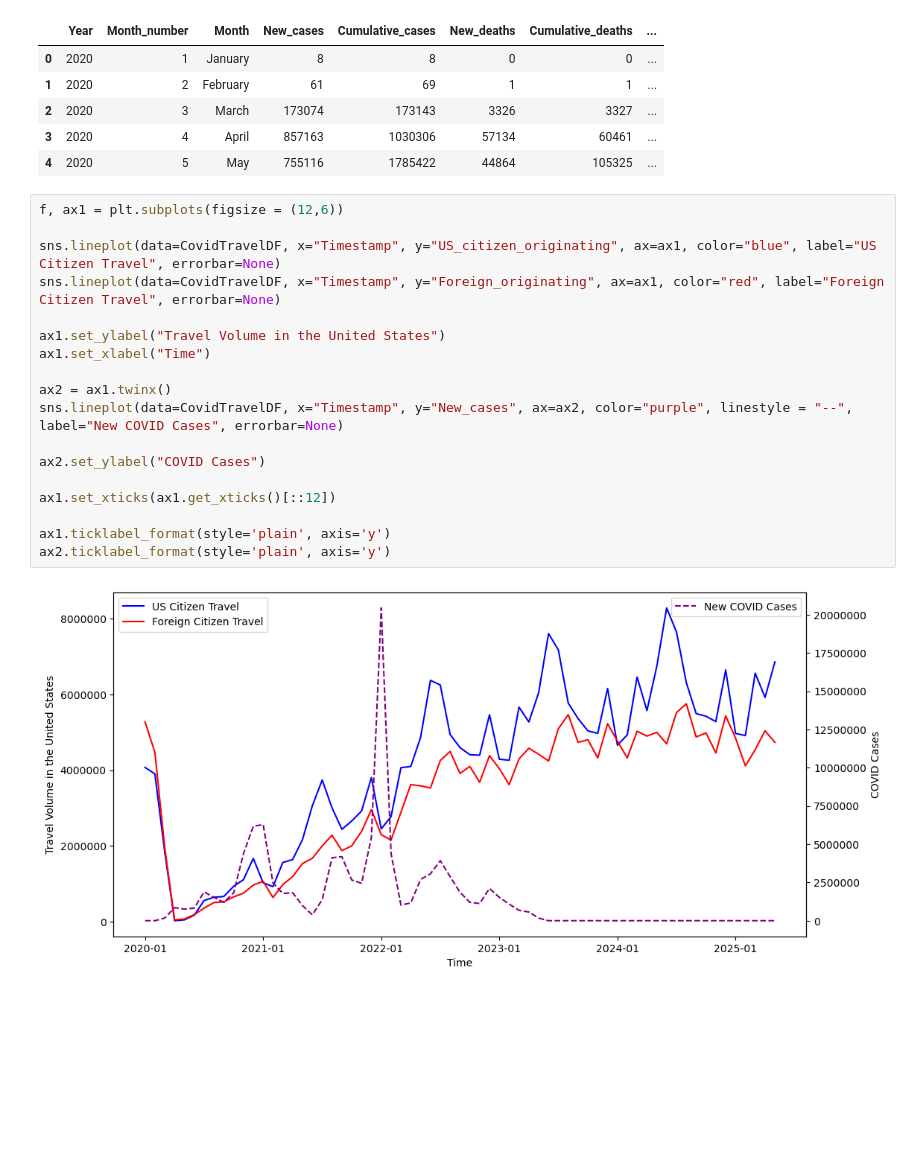
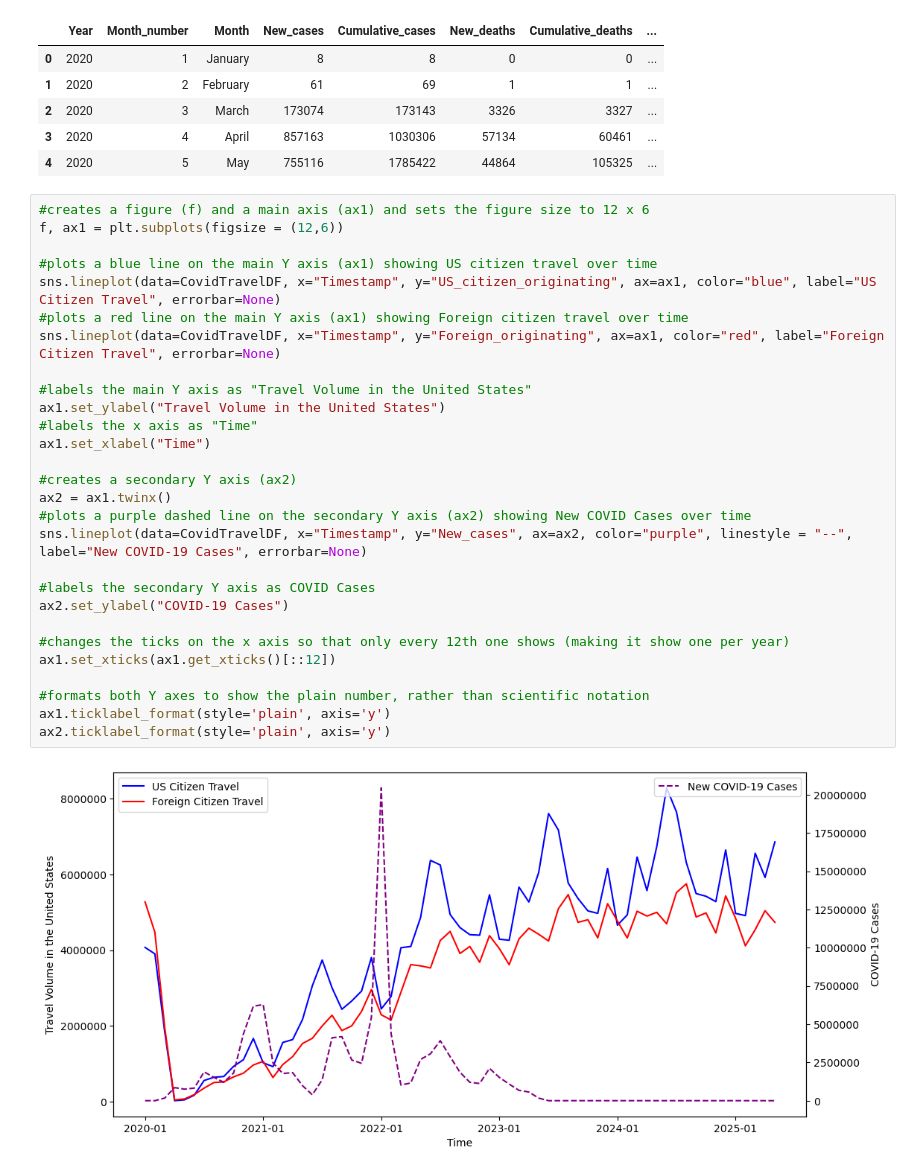
Before and after one commit to aubreyleneweaver/CovidTravelProject, a Jupyter notebook: FinalProjectVisualizations.ipynb, the cells around one changed output. Drawn from its saved outputs; the diff is of its cells as text; blank space fills up the shorter version.

Commit message:
Update FinalProjectVisualizations.ipynb
added notes to code for visualizations

```diff
--- a/FinalProjectVisualizations.ipynb
+++ b/FinalProjectVisualizations.ipynb
@@ -20,23 +21,33 @@ CovidTravelDF.head()
 | 3 | 2020 | 4 | April | 857163 | 1030306 | 57134 | 60461 | ... |
 | 4 | 2020 | 5 | May | 755116 | 1785422 | 44864 | 105325 | ... |
 # %%
+#creates a figure (f) and a main axis (ax1) and sets the figure size to 12 x 6
 f, ax1 = plt.subplots(figsize = (12,6))
 
+#plots a blue line on the main Y axis (ax1) showing US citizen travel over time
 sns.lineplot(data=CovidTravelDF, x="Timestamp", y="US_citizen_originating", ax=ax1, color="blue", label="US Citizen Travel", errorbar=None)
+#plots a red line on the main Y axis (ax1) showing Foreign citizen travel over time
 sns.lineplot(data=CovidTravelDF, x="Timestamp", y="Foreign_originating", ax=ax1, color="red", label="Foreign Citizen Travel", errorbar=None)
 
+#labels the main Y axis as "Travel Volume in the United States"
 ax1.set_ylabel("Travel Volume in the United States")
+#labels the x axis as "Time"
 ax1.set_xlabel("Time")
 
+#creates a secondary Y axis (ax2)
 ax2 = ax1.twinx()
-sns.lineplot(data=CovidTravelDF, x="Timestamp", y="New_cases", ax=ax2, color="purple", linestyle = "--", label="New COVID Cases", errorbar=None)
+#plots a purple dashed line on the secondary Y axis (ax2) showing New COVID Cases over time
+sns.lineplot(data=CovidTravelDF, x="Timestamp", y="New_cases", ax=ax2, color="purple", linestyle = "--", label="New COVID-19 Cases", errorbar=None)
 
-ax2.set_ylabel("COVID Cases")
+#labels the secondary Y axis as COVID Cases
+ax2.set_ylabel("COVID-19 Cases")
 
+#changes the ticks on the x axis so that only every 12th one shows (making it show one per year)
 ax1.set_xticks(ax1.get_xticks()[::12])
 
+#formats both Y axes to show the plain number, rather than scientific notation
 ax1.ticklabel_format(style='plain', axis='y')
 ax2.ticklabel_format(style='plain', axis='y')
 # %% [output]
-[figure, old version]
+[figure, new version]
 # %%
```
Also changed, not shown: parts of 4 cells of this notebook.
